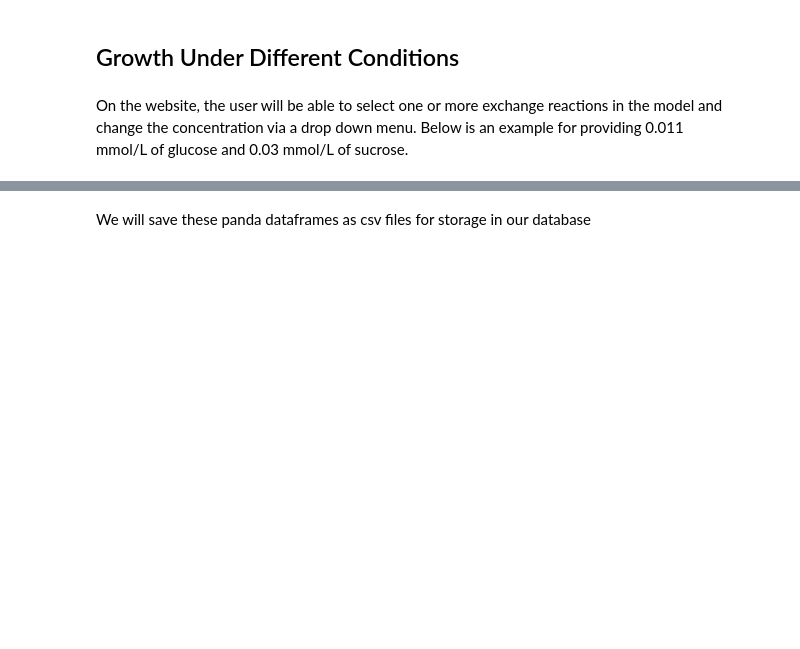
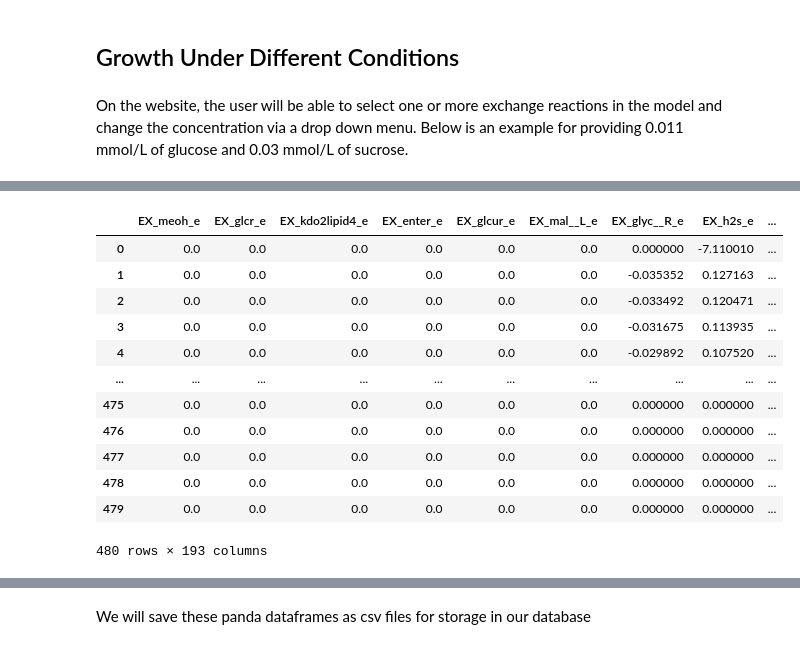
Before and after one commit to esameth/gapfill_db, a Jupyter notebook: tutorial/tutorial.ipynb, the cells around one changed output, grey strips where cells are left out. Saved outputs shown, nothing was run; the diff lists cells and outputs as text; code cells hidden in the pictures; blank space fills up the shorter version.

```diff
--- a/tutorial/tutorial.ipynb
+++ b/tutorial/tutorial.ipynb
@@ -203,3 +239,20 @@ concentration = pd.DataFrame(concentrationMatrix, columns =  excMetNames)
+# %%
+uptakeFlux = pd.DataFrame(uptakeFlux, columns = excRxnNames)
+uptakeFlux
+# %% [output]
+|  | EX_meoh_e | EX_glcr_e | EX_kdo2lipid4_e | EX_enter_e | EX_glcur_e | EX_mal__L_e | EX_glyc__R_e | EX_h2s_e | ... |
+| 0 | 0.0 | 0.0 | 0.0 | 0.0 | 0.0 | 0.0 | 0.000000 | -7.110010 | ... |
+| 1 | 0.0 | 0.0 | 0.0 | 0.0 | 0.0 | 0.0 | -0.035352 | 0.127163 | ... |
+| 2 | 0.0 | 0.0 | 0.0 | 0.0 | 0.0 | 0.0 | -0.033492 | 0.120471 | ... |
+| 3 | 0.0 | 0.0 | 0.0 | 0.0 | 0.0 | 0.0 | -0.031675 | 0.113935 | ... |
+| 4 | 0.0 | 0.0 | 0.0 | 0.0 | 0.0 | 0.0 | -0.029892 | 0.107520 | ... |
+| ... | ... | ... | ... | ... | ... | ... | ... | ... | ... |
+| 475 | 0.0 | 0.0 | 0.0 | 0.0 | 0.0 | 0.0 | 0.000000 | 0.000000 | ... |
+| 476 | 0.0 | 0.0 | 0.0 | 0.0 | 0.0 | 0.0 | 0.000000 | 0.000000 | ... |
+| 477 | 0.0 | 0.0 | 0.0 | 0.0 | 0.0 | 0.0 | 0.000000 | 0.000000 | ... |
+| 478 | 0.0 | 0.0 | 0.0 | 0.0 | 0.0 | 0.0 | 0.000000 | 0.000000 | ... |
+| 479 | 0.0 | 0.0 | 0.0 | 0.0 | 0.0 | 0.0 | 0.000000 | 0.000000 | ... |
+480 rows × 193 columns
 # %%
 uptake = pd.DataFrame(uptakeBound, columns =  excRxnNames)
 uptake
```
Also changed, not shown: parts of 9 cells of this notebook, 4 other files.
